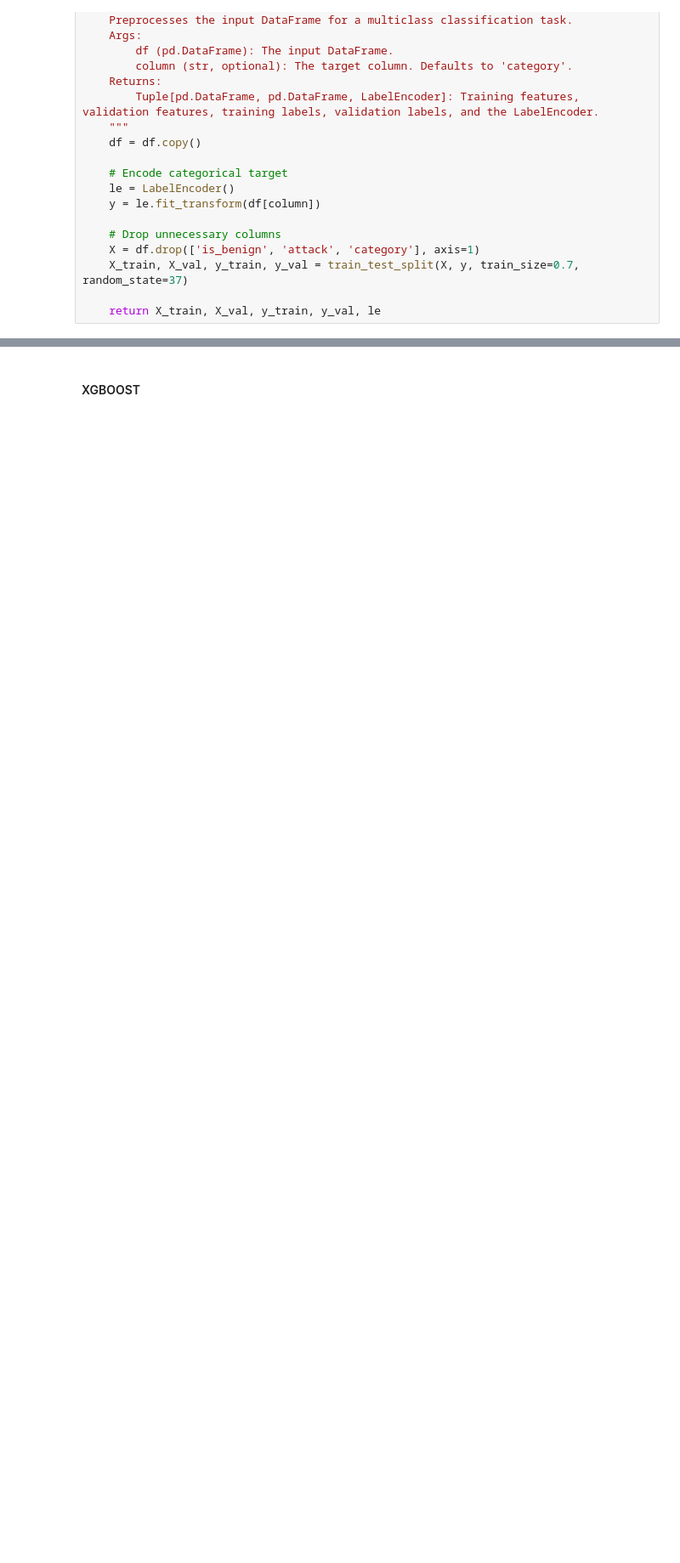
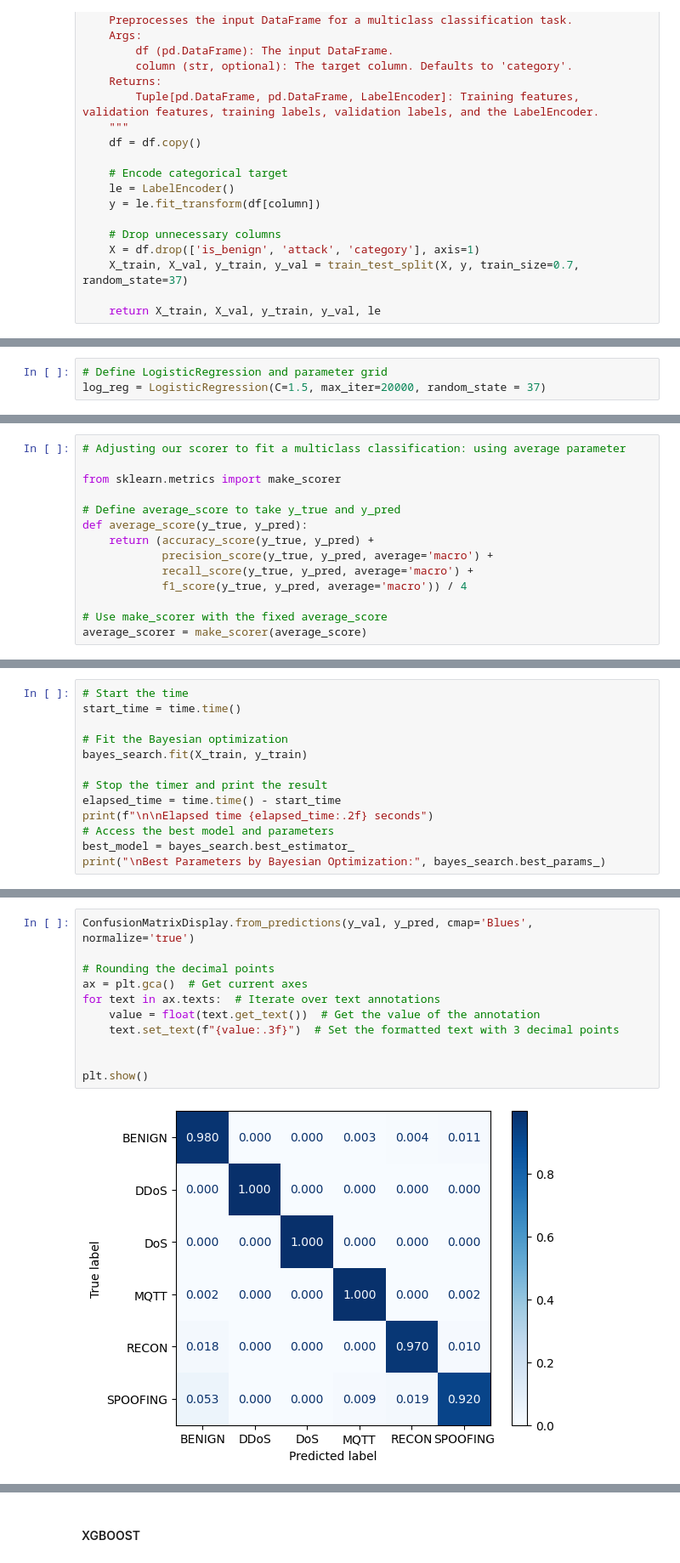
Before and after one commit to campanamattia/ai_for_security, a Jupyter notebook: notebook_edit.ipynb, the cells around one changed output, grey strips where cells are left out. Shown at 85% size. Drawn from its saved outputs; the diff is of its cells as text; blank space fills up the shorter version.

Commit message:
mod: merged w/ multiclass

```diff
--- a/notebook_edit.ipynb
+++ b/notebook_edit.ipynb
@@ -1844,0 +1842,3 @@ def preprocess_data_multiclass(df: pd.DataFrame, column: str = 'category') -> Tu
+# %%
+# Define LogisticRegression and parameter grid
+log_reg = LogisticRegression(C=1.5, max_iter=20000, random_state = 37)
@@ -1844,0 +1938,14 @@ def preprocess_data_multiclass(df: pd.DataFrame, column: str = 'category') -> Tu
+# %%
+# Adjusting our scorer to fit a multiclass classification: using average parameter
+
+from sklearn.metrics import make_scorer
+
+# Define average_score to take y_true and y_pred
+def average_score(y_true, y_pred):
+    return (accuracy_score(y_true, y_pred) +
+            precision_score(y_true, y_pred, average='macro') +
+            recall_score(y_true, y_pred, average='macro') +
+            f1_score(y_true, y_pred, average='macro')) / 4
+
+# Use make_scorer with the fixed average_score
+average_scorer = make_scorer(average_score)
@@ -1844,0 +1977,13 @@ def preprocess_data_multiclass(df: pd.DataFrame, column: str = 'category') -> Tu
+# %%
+# Start the time
+start_time = time.time()
+
+# Fit the Bayesian optimization
+bayes_search.fit(X_train, y_train)
+
+# Stop the timer and print the result
+elapsed_time = time.time() - start_time
+print(f"\n\nElapsed time {elapsed_time:.2f} seconds")
+# Access the best model and parameters
+best_model = bayes_search.best_estimator_
+print("\nBest Parameters by Bayesian Optimization:", bayes_search.best_params_)
@@ -1844,0 +2046,13 @@ def preprocess_data_multiclass(df: pd.DataFrame, column: str = 'category') -> Tu
+# %%
+ConfusionMatrixDisplay.from_predictions(y_val, y_pred, cmap='Blues', normalize='true')
+
+# Rounding the decimal points
+ax = plt.gca()  # Get current axes
+for text in ax.texts:  # Iterate over text annotations
+    value = float(text.get_text())  # Get the value of the annotation
+    text.set_text(f"{value:.3f}")  # Set the formatted text with 3 decimal points
+
+
+plt.show()
+# %% [output]
+[figure, added]
```
Also changed, not shown: parts of 38 cells of this notebook.
